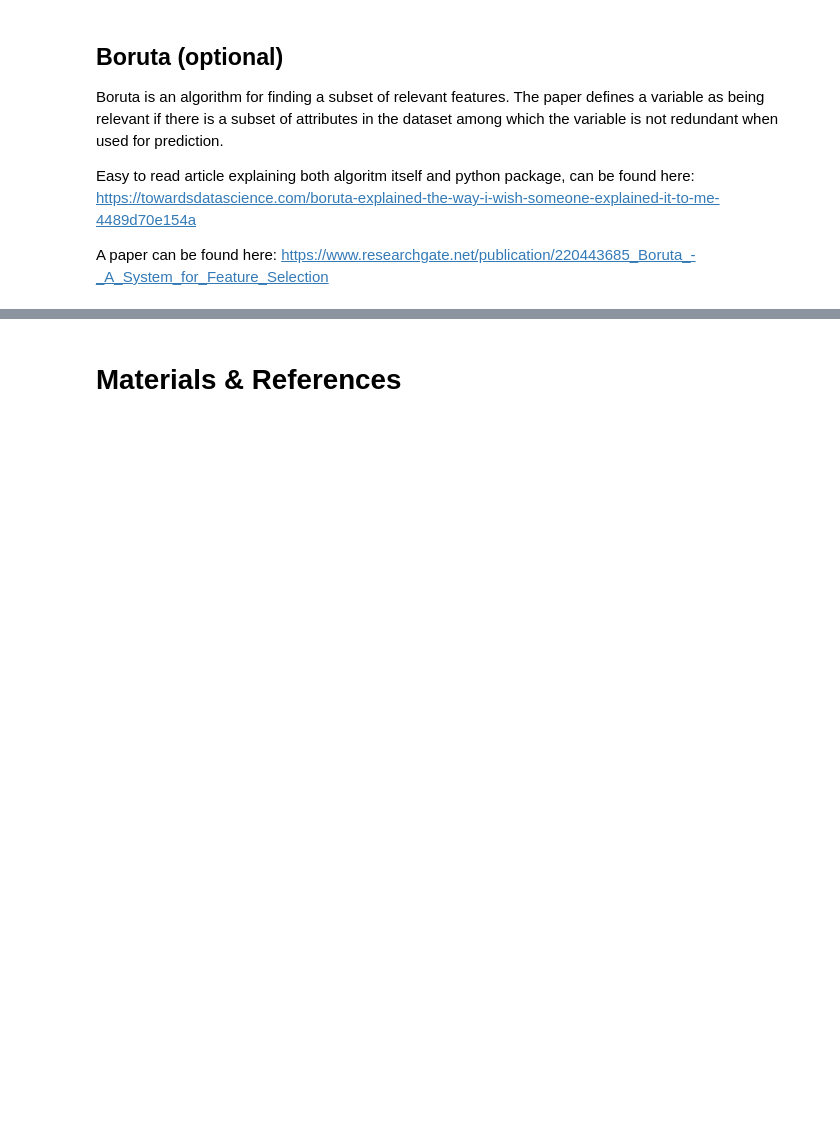
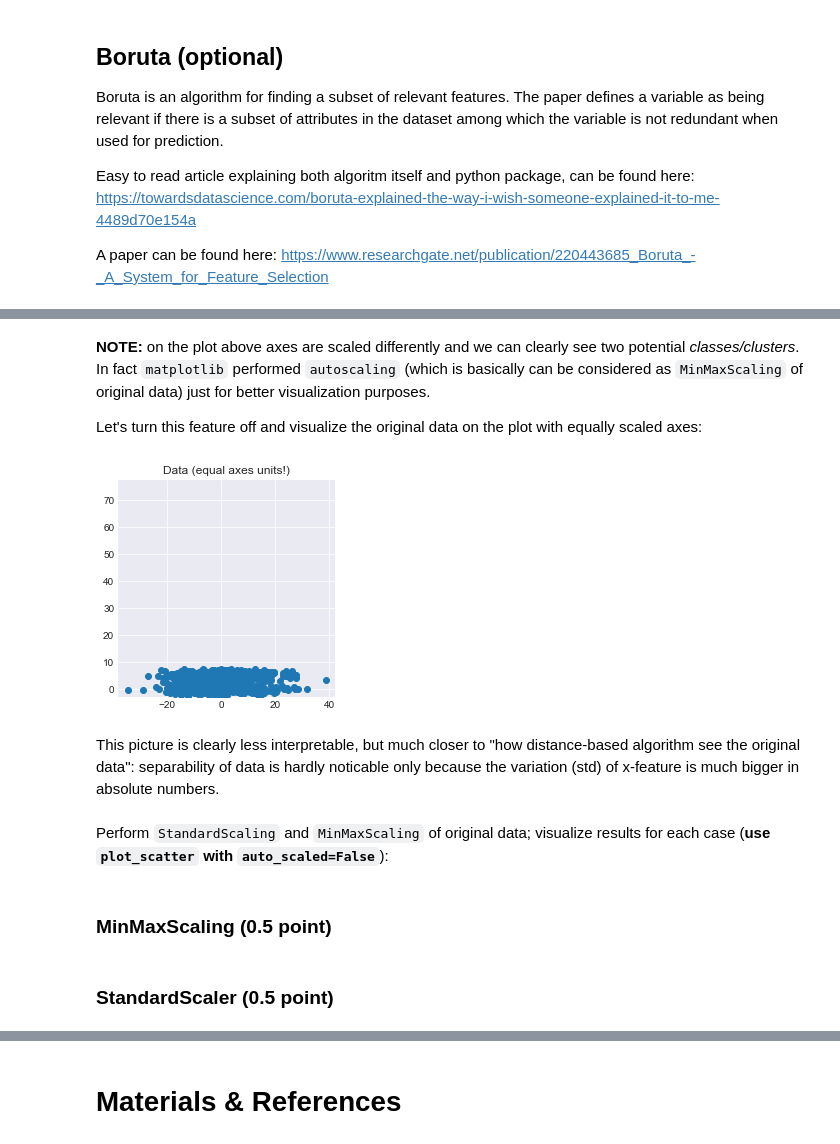
Before and after one commit to rolling-scopes-school/ml-intro, a Jupyter notebook: 4_feature_engineering_selection/feature_engineering_selection.ipynb, the cells around one changed output, grey strips where cells are left out. Drawn from its saved outputs; the diff is of its cells as text; code cells hidden in the pictures; blank space fills up the shorter version.

```diff
--- a/4_feature_engineering_selection/feature_engineering_selection.ipynb
+++ b/4_feature_engineering_selection/feature_engineering_selection.ipynb
@@ -430,0 +470,14 @@ A paper can be found here: https://www.researchgate.net/publication/220443685_Bo
+# %% [markdown]
+**NOTE:** on the plot above axes are scaled differently and we can clearly see two potential *classes/clusters*. In fact `matplotlib` performed `autoscaling` (which is basically can be considered as `MinMaxScaling` of original data) just for better visualization purposes.
+
+Let's turn this feature off and visualize the original data on the plot with equally scaled axes:
+# %%
+plot_scatter(data[:, 0], data[:, 1], auto_scaled=False , title='Data (equal axes units!)')
+# %% [output]
+[figure, added]
+# %% [markdown]
+This picture is clearly less interpretable, but much closer to "how distance-based algorithm see the original data": separability of data is hardly noticable only because the variation (std) of x-feature is much bigger in absolute numbers.
+# %% [markdown]
+Perform `StandardScaling` and `MinMaxScaling` of original data; visualize results for each case (**use `plot_scatter` with `auto_scaled=False`**):
+# %% [markdown]
+### MinMaxScaling (0.5 point)
@@ -430,0 +486,2 @@ A paper can be found here: https://www.researchgate.net/publication/220443685_Bo
+# %% [markdown]
+### StandardScaler (0.5 point)
```
Also changed, not shown: parts of 51 cells of this notebook, 1 other file.
